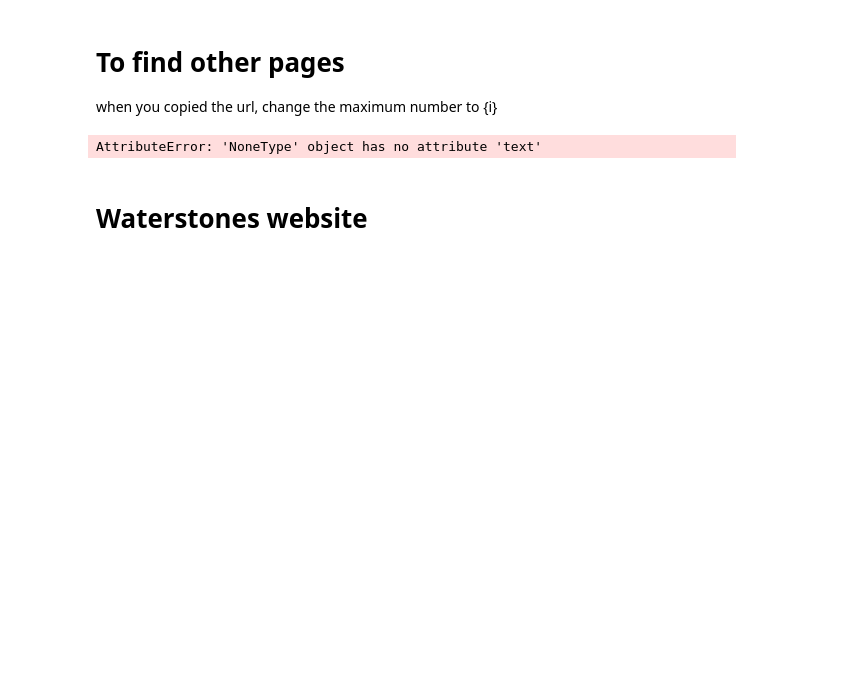
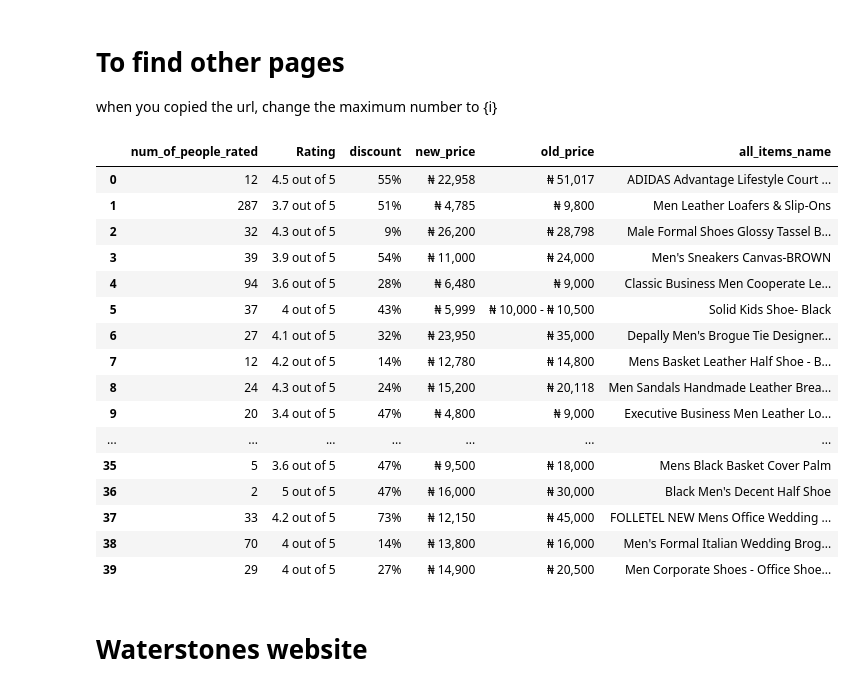
Before and after one commit to KennethAgbo/Web-Scrapping, a Jupyter notebook: Web Scraping notebook.ipynb, the cells around one changed output. Saved outputs shown, nothing was run; the diff lists cells and outputs as text; code cells hidden in the pictures; blank space fills up the shorter version.

```diff
--- a/Web Scraping notebook.ipynb
+++ b/Web Scraping notebook.ipynb
@@ -333,7 +315,7 @@ AttributeError: 'NoneType' object has no attribute 'text'
 # To find other pages
 when you copied the url, change the maximum number to {i}
 # %%
-h = 1
+page = 1
 t = {"num_of_people_rated":[],
      'Rating':[],
      'discount': [],
@@ -341,8 +323,8 @@ t = {"num_of_people_rated":[],
      'old_price':[],
      'all_items_name':[]}
 
-while h <= 50:
-    url = "https://www.jumia.com.ng/catalog/?q=shoes&page={}#catalog-listing".format(h)
+while page <= 1:
+    url = "https://www.jumia.com.ng/catalog/?q=shoes&page={}#catalog-listing".format(page)
     html = requests.get(url)
     soup = bs(html.content)
 
@@ -371,18 +353,36 @@ while h <= 50:
              t["num_of_people_rated"].append(i.find("div", class_ = "rev").text.split('(')[1].strip(')'))
         except:
             t["num_of_people_rated"].append(np.nan)
-    h+=1
+    page+=1
 # %%
 yy=pd.DataFrame(t)
 yy.to_csv("shoe.csv", index=False)
+# %%
+yy
+# %% [output]
+|  | num_of_people_rated | Rating | discount | new_price | old_price | all_items_name |
+| 0 | 12 | 4.5 out of 5 | 55% | ₦ 22,958 | ₦ 51,017 | ADIDAS Advantage Lifestyle Court ... |
+| 1 | 287 | 3.7 out of 5 | 51% | ₦ 4,785 | ₦ 9,800 | Men Leather Loafers & Slip-Ons |
+| 2 | 32 | 4.3 out of 5 | 9% | ₦ 26,200 | ₦ 28,798 | Male Formal Shoes Glossy Tassel B... |
+| 3 | 39 | 3.9 out of 5 | 54% | ₦ 11,000 | ₦ 24,000 | Men's Sneakers Canvas-BROWN |
+| 4 | 94 | 3.6 out of 5 | 28% | ₦ 6,480 | ₦ 9,000 | Classic Business Men Cooperate Le... |
+| 5 | 37 | 4 out of 5 | 43% | ₦ 5,999 | ₦ 10,000 - ₦ 10,500 | Solid Kids Shoe- Black |
+| 6 | 27 | 4.1 out of 5 | 32% | ₦ 23,950 | ₦ 35,000 | Depally Men's Brogue Tie Designer... |
+| 7 | 12 | 4.2 out of 5 | 14% | ₦ 12,780 | ₦ 14,800 | Mens Basket Leather Half Shoe - B... |
+| 8 | 24 | 4.3 out of 5 | 24% | ₦ 15,200 | ₦ 20,118 | Men Sandals Handmade Leather Brea... |
+| 9 | 20 | 3.4 out of 5 | 47% | ₦ 4,800 | ₦ 9,000 | Executive Business Men Leather Lo... |
+| ... | ... | ... | ... | ... | ... | ... |
+| 35 | 5 | 3.6 out of 5 | 47% | ₦ 9,500 | ₦ 18,000 | Mens Black Basket Cover Palm |
+| 36 | 2 | 5 out of 5 | 47% | ₦ 16,000 | ₦ 30,000 | Black Men's Decent Half Shoe |
+| 37 | 33 | 4.2 out of 5 | 73% | ₦ 12,150 | ₦ 45,000 | FOLLETEL NEW Mens Office Wedding ... |
+| 38 | 70 | 4 out of 5 | 14% | ₦ 13,800 | ₦ 16,000 | Men's Formal Italian Wedding Brog... |
+| 39 | 29 | 4 out of 5 | 27% | ₦ 14,900 | ₦ 20,500 | Men Corporate Shoes - Office Shoe... |
 # %%
 t = {"num_of_people_rated":[], 'Rating':[], 'discount': [], 'new_price':[], 'old_price':[], 'all_items_name':[]}
 # %%
 # for rating
 for i in soup.find_all("a", class_ = "core"):
      print(i.find("div", class_ = "stars _s").text)
-# %% [output]
-AttributeError: 'NoneType' object has no attribute 'text'
 # %%
 # for number of people rated
 for i in soup.find_all("a", class_ = "core"):
```
Also changed, not shown: parts of 26 cells of this notebook.
